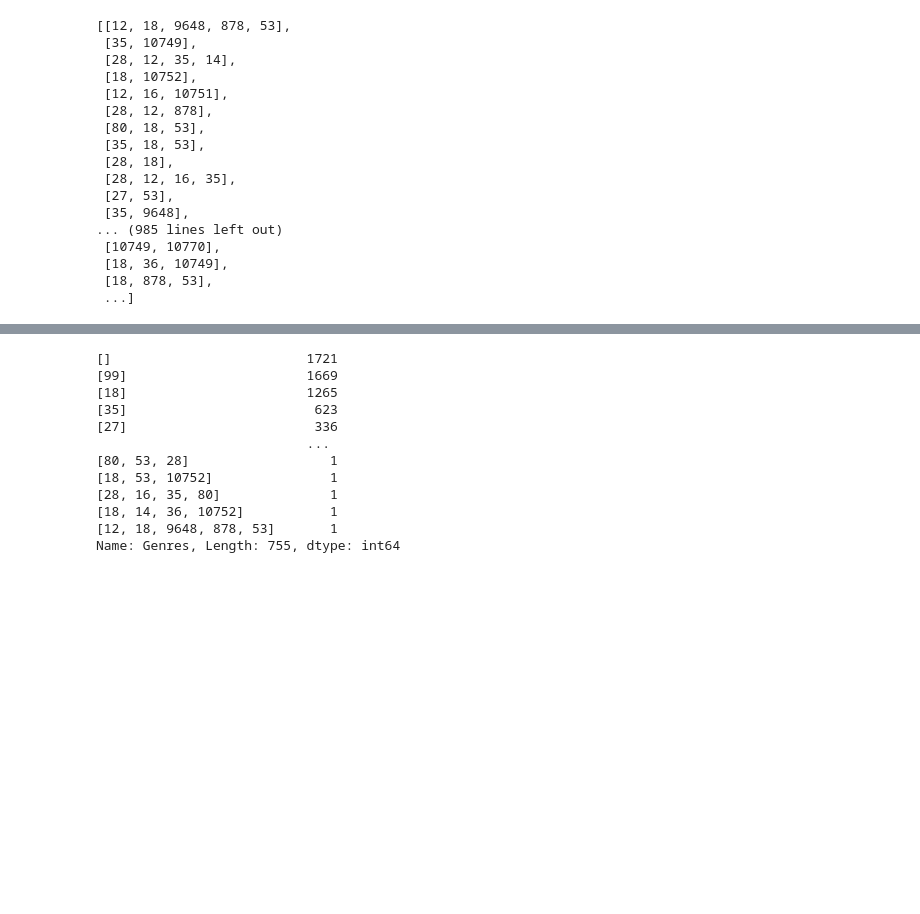
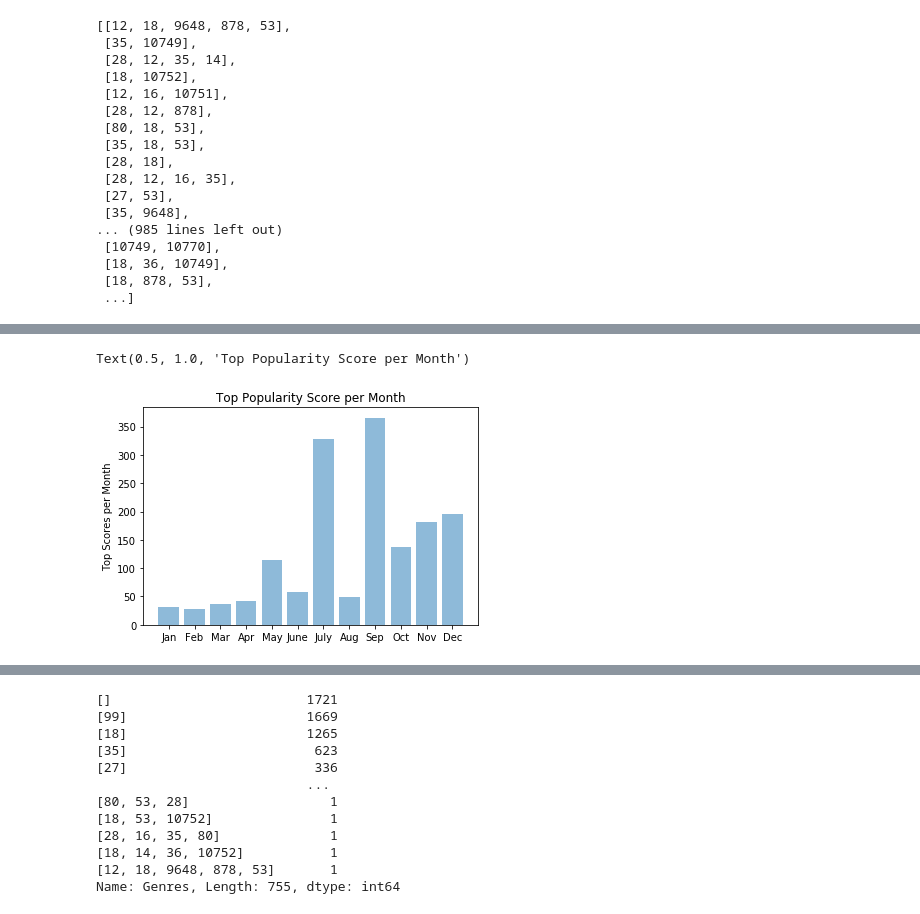
Before and after one commit to jamesa820/Project_1, a Jupyter notebook: Top Ten With Months.ipynb, the cells around one changed output, grey strips where cells are left out. Cells and saved outputs as stored; diff of their text form; code cells hidden in the pictures; blank space fills up the shorter version.

```diff
--- a/Top Ten With Months.ipynb
+++ b/Top Ten With Months.ipynb
@@ -147,0 +152,22 @@ GenreFrame
+# %%
+Months=Movies.groupby(Movies["Month"])
+MaxMonthScore=Months["Popular Score"].max()
+MaxMonthScore
+TopGenreframe=pd.DataFrame({"Month":["Jan","Feb","Mar","Apr","May","June","July","Aug","Sep","Oct","Nov","Dec"],
+                            "Genres":[Ja,Fe,Ma,Ap,Mayo,Junio,Julio,Au,Se,Oc,No,De],
+                            "MonthID":[1,2,3,4,5,6,7,8,9,10,11,12]
+
+
+
+                            })
+MaxM=pd.DataFrame({"Month":["Jan","Feb","Mar","Apr","May","June","July","Aug","Sep","Oct","Nov","Dec"],
+                            "Top Score":[MaxMonthScore[1],MaxMonthScore[2],MaxMonthScore[3],MaxMonthScore[4],MaxMonthScore[5]
+                                     ,MaxMonthScore[6],MaxMonthScore[7],MaxMonthScore[8],MaxMonthScore[9],MaxMonthScore[10],
+                                     MaxMonthScore[11],MaxMonthScore[12]]
+
+
+
+                            })
+MaxM
+Basis=pd.merge(TopGenreframe,MaxM,how="inner",on="Month")
+Basis
@@ -147,0 +188,16 @@ GenreFrame
+# %%
+New=pd.merge(GenreFrame,Basis,how="inner",on="Genres")
+
+New.sort_values(by='MonthID', inplace=True)
+New
+
+plt.bar(New["Month"],New["Top Score"], align='center', alpha=0.5)
+plt.legend
+plt.ylabel('Top Scores per Month')
+plt.title('Top Popularity Score per Month')
+
+
+GenandMon=
+# %% [output]
+Text(0.5, 1.0, 'Top Popularity Score per Month')
+[figure, added]
```
Also changed, not shown: parts of 8 cells of this notebook.
